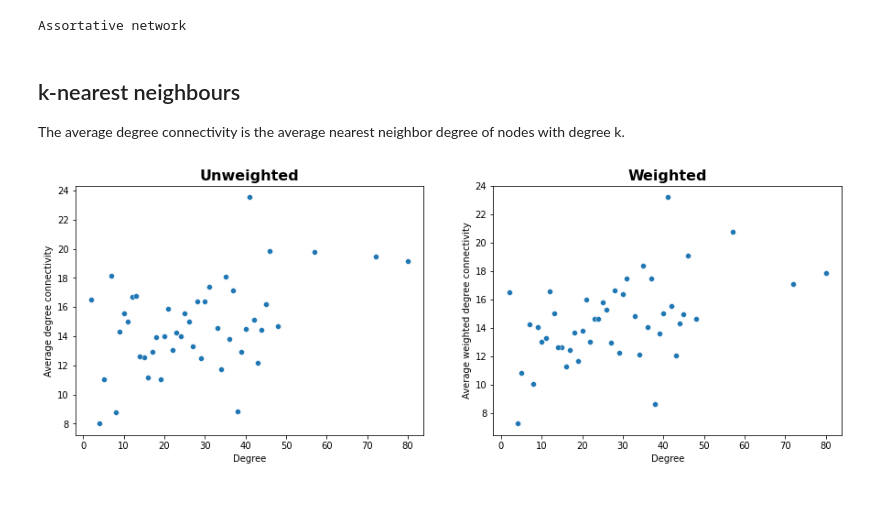
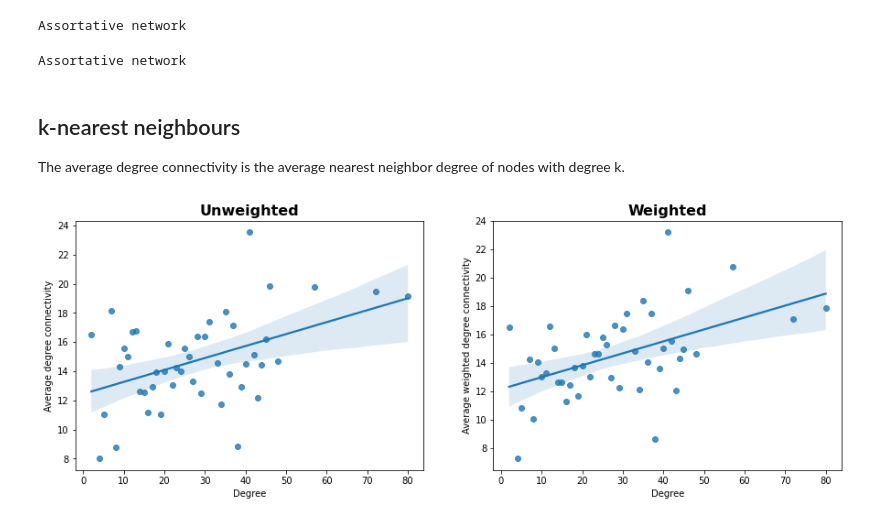
Before and after one commit to danielegerbaldo/Complex-Networks-Analysis-Project, a Jupyter notebook: CNA_Section_3_Centrality_Measures.ipynb, the cells around one changed output. Cells and saved outputs as stored; diff of their text form; code cells hidden in the pictures.

```diff
--- a/CNA_Section_3_Centrality_Measures.ipynb
+++ b/CNA_Section_3_Centrality_Measures.ipynb
@@ -232,31 +232,38 @@ if(round(asso_test,1)==0): cprint('Neutral network', 'yellow')
 if(round(asso_test,1)<0): cprint('Disassortative network', 'yellow')
 # %% [output]
 Assortative network
+# %%
+asso_test=nx.degree_pearson_correlation_coefficient(G, weight='weight')
+if(round(asso_test,1)>=0.1): cprint('Assortative network', 'yellow')
+if(round(asso_test,1)==0): cprint('Neutral network', 'yellow')
+if(round(asso_test,1)<0): cprint('Disassortative network', 'yellow')
+# %% [output]
+Assortative network
 # %% [markdown]
 ## k-nearest neighbours
 The average degree connectivity is the average nearest neighbor degree of nodes with degree k.
 # %%
 avg_weighted_degree_connectivity = nx.average_degree_connectivity(G,weight='weight')
 avg_degree_connectivity = nx.average_degree_connectivity(G)
 
-
-
 #Creating figure area
 fig_knearest, axes = plt.subplots(nrows=1, ncols=2)
 
-sns.scatterplot(data=avg_degree_connectivity,
+sns.regplot(x=list(avg_degree_connectivity.keys()), y=list(avg_degree_connectivity.values()),
     ax=axes[0])
 axes[0].set_title('Unweighted',fontdict= { 'fontsize': 16, 'fontweight':'bold'})
 axes[0].set_xlabel("Degree")
 axes[0].set_ylabel("Average degree connectivity")
 
-sns.scatterplot(data=avg_weighted_degree_connectivity,
+
+sns.regplot(x=list(avg_weighted_degree_connectivity.keys()), y=list(avg_weighted_degree_connectivity.values()),
     ax=axes[1])
 axes[1].set_title('Weighted',fontdict= { 'fontsize': 16, 'fontweight':'bold'})
 axes[1].set_xlabel("Degree")
 axes[1].set_ylabel("Average weighted degree connectivity")
 
 
+
 fig_knearest.figure.set_size_inches((15,5))
 # %% [output]
-[figure, old version]
+[figure, new version]
```
